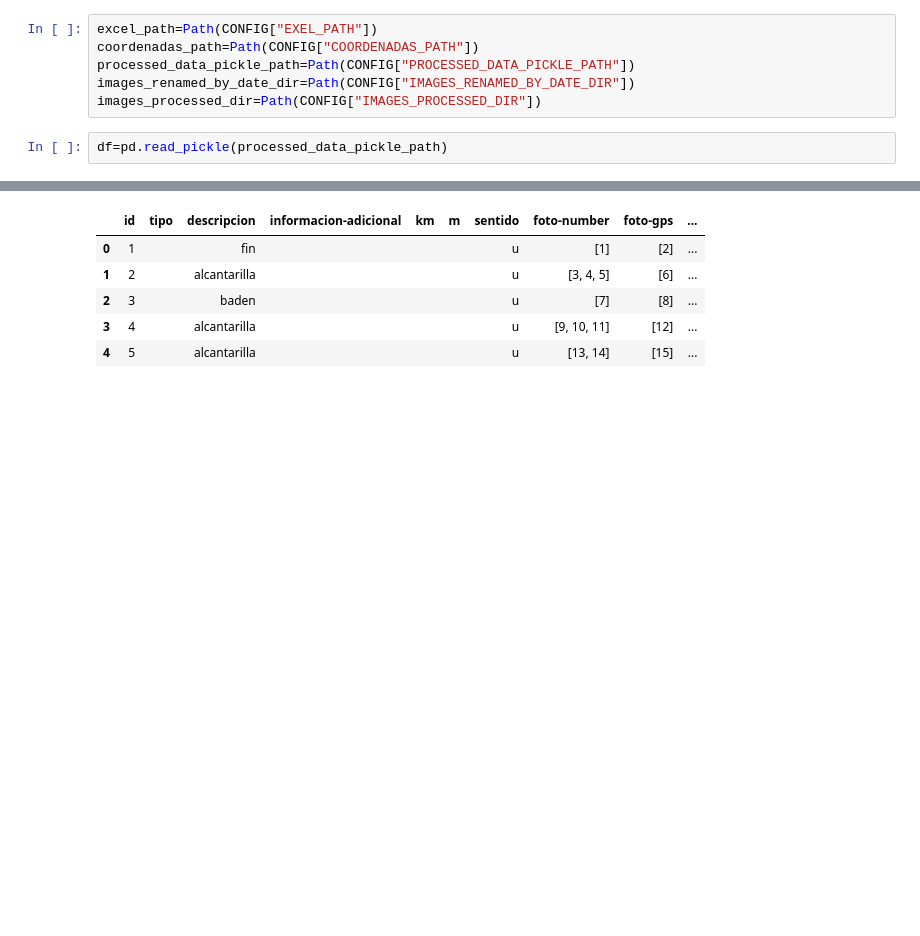
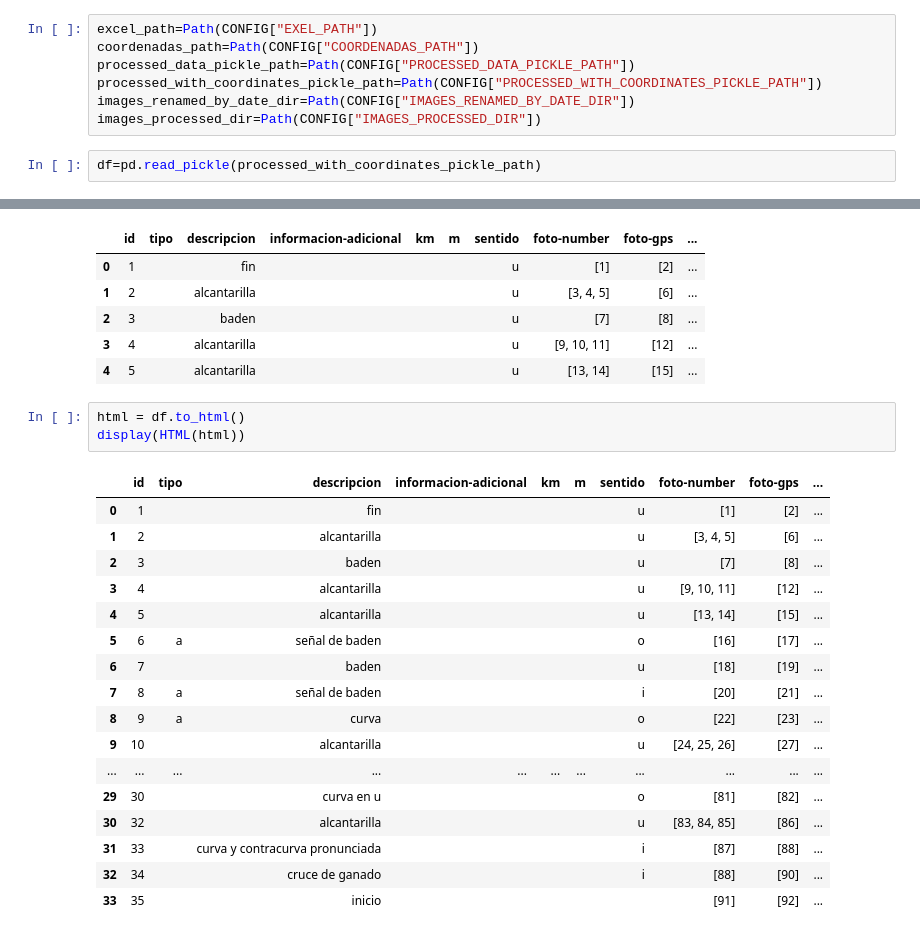
Before and after one commit to eder3232/ivp-inventario-fotos-gps-r0405148, a Jupyter notebook: src/pruebas.ipynb, the cells around one changed output, grey strips where cells are left out. Drawn from its saved outputs; the diff is of its cells as text; blank space fills up the shorter version.

```diff
--- a/src/pruebas.ipynb
+++ b/src/pruebas.ipynb
@@ -12,10 +12,11 @@ from pathlib import Path
 excel_path=Path(CONFIG["EXEL_PATH"])
 coordenadas_path=Path(CONFIG["COORDENADAS_PATH"])
 processed_data_pickle_path=Path(CONFIG["PROCESSED_DATA_PICKLE_PATH"])
+processed_with_coordinates_pickle_path=Path(CONFIG["PROCESSED_WITH_COORDINATES_PICKLE_PATH"])
 images_renamed_by_date_dir=Path(CONFIG["IMAGES_RENAMED_BY_DATE_DIR"])
 images_processed_dir=Path(CONFIG["IMAGES_PROCESSED_DIR"])
 # %%
-df=pd.read_pickle(processed_data_pickle_path)
+df=pd.read_pickle(processed_with_coordinates_pickle_path)
 # %%
 df.head()
 # %% [output]
@@ -25,3 +26,24 @@ df.head()
 | 2 | 3 |  | baden |  |  |  | u | [7] | [8] | ... |
 | 3 | 4 |  | alcantarilla |  |  |  | u | [9, 10, 11] | [12] | ... |
 | 4 | 5 |  | alcantarilla |  |  |  | u | [13, 14] | [15] | ... |
+# %%
+html = df.to_html()
+display(HTML(html))
+# %% [output]
+|  | id | tipo | descripcion | informacion-adicional | km | m | sentido | foto-number | foto-gps | ... |
+| 0 | 1 |  | fin |  |  |  | u | [1] | [2] | ... |
+| 1 | 2 |  | alcantarilla |  |  |  | u | [3, 4, 5] | [6] | ... |
+| 2 | 3 |  | baden |  |  |  | u | [7] | [8] | ... |
+| 3 | 4 |  | alcantarilla |  |  |  | u | [9, 10, 11] | [12] | ... |
+| 4 | 5 |  | alcantarilla |  |  |  | u | [13, 14] | [15] | ... |
+| 5 | 6 | a | señal de baden |  |  |  | o | [16] | [17] | ... |
+| 6 | 7 |  | baden |  |  |  | u | [18] | [19] | ... |
+| 7 | 8 | a | señal de baden |  |  |  | i | [20] | [21] | ... |
+| 8 | 9 | a | curva |  |  |  | o | [22] | [23] | ... |
+| 9 | 10 |  | alcantarilla |  |  |  | u | [24, 25, 26] | [27] | ... |
+| ... | ... | ... | ... | ... | ... | ... | ... | ... | ... | ... |
+| 29 | 30 |  | curva en u |  |  |  | o | [81] | [82] | ... |
+| 30 | 32 |  | alcantarilla |  |  |  | u | [83, 84, 85] | [86] | ... |
+| 31 | 33 |  | curva y contracurva pronunciada |  |  |  | i | [87] | [88] | ... |
+| 32 | 34 |  | cruce de ganado |  |  |  | i | [88] | [90] | ... |
+| 33 | 35 |  | inicio |  |  |  |  | [91] | [92] | ... |
```
Also changed, not shown: 14 other files.
